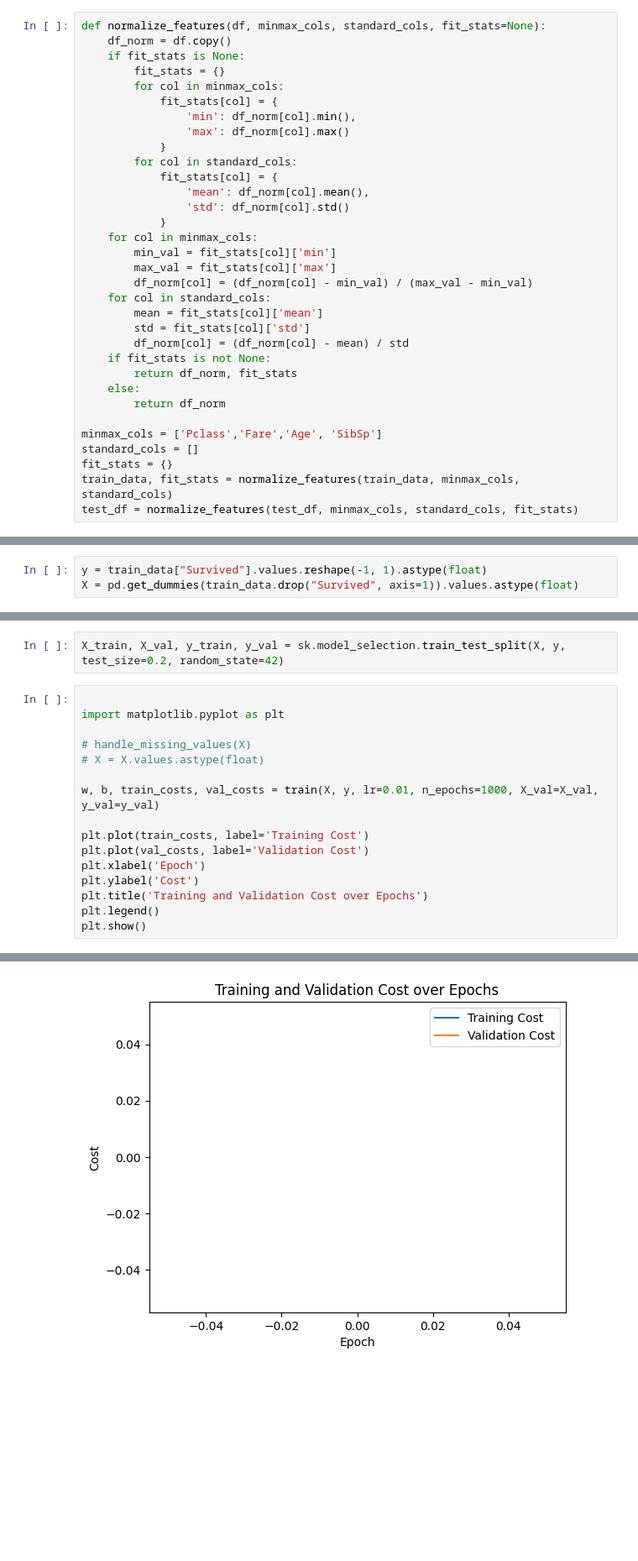
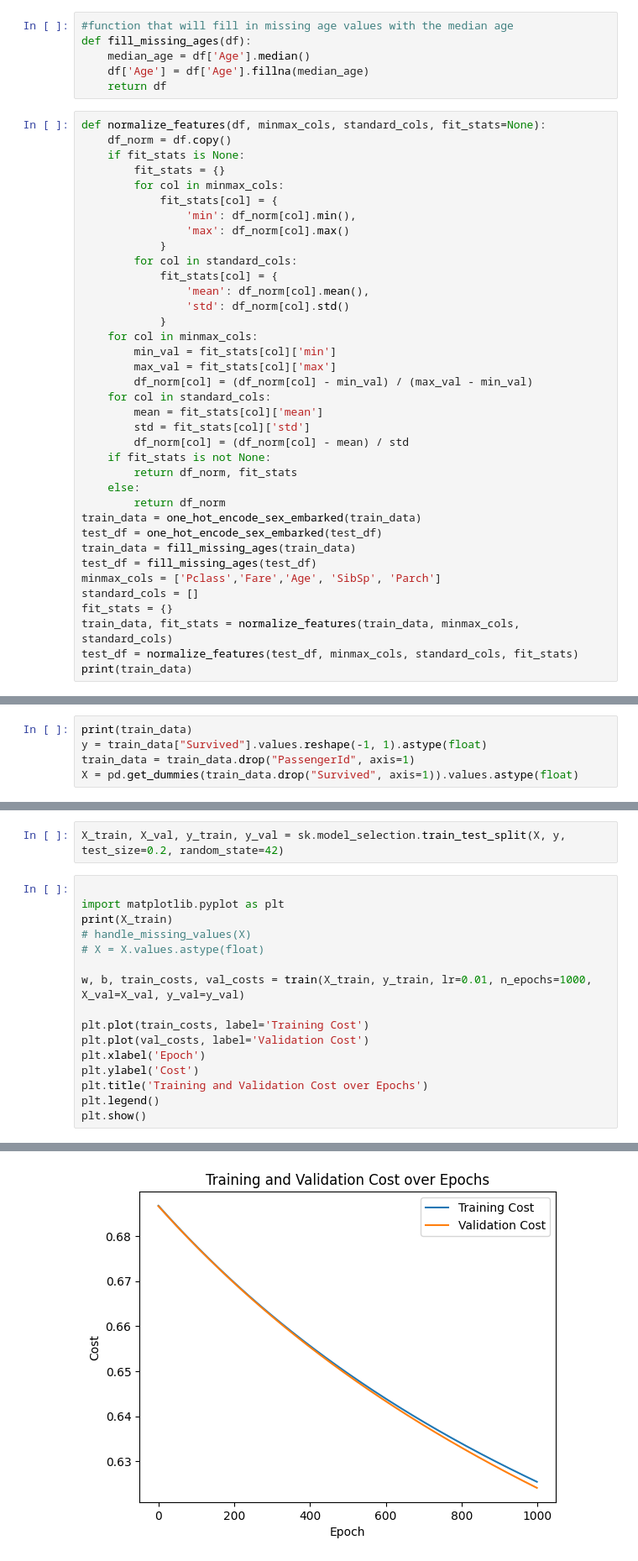
Before and after one commit to efisk15/cs325-homework, a Jupyter notebook: logi-regression.ipynb, the cells around one changed output, grey strips where cells are left out. Shown: that part at 84% size. Drawn from its saved outputs; the diff is of its cells as text; blank space fills up the shorter version.

Commit message:
Update data cleaning

```diff
--- a/logi-regression.ipynb
+++ b/logi-regression.ipynb
@@ -18,6 +18,12 @@ def one_hot_encode_sex_embarked(df):
     # One hot encode 'Sex' and 'Embarked'
     df = pd.get_dummies(df, columns=['Sex', 'Embarked'], drop_first=False)
     return df
+# %%
+#function that will fill in missing age values with the median age
+def fill_missing_ages(df):
+    median_age = df['Age'].median()
+    df['Age'] = df['Age'].fillna(median_age)
+    return df
 # %%
 def normalize_features(df, minmax_cols, standard_cols, fit_stats=None):
     df_norm = df.copy()
@@ -45,9 +51,13 @@ def normalize_features(df, minmax_cols, standard_cols, fit_stats=None):
         return df_norm, fit_stats
     else:
         return df_norm
-
-minmax_cols = ['Pclass','Fare','Age', 'SibSp']
+train_data = one_hot_encode_sex_embarked(train_data)
+test_df = one_hot_encode_sex_embarked(test_df)
+train_data = fill_missing_ages(train_data)
+test_df = fill_missing_ages(test_df)
+minmax_cols = ['Pclass','Fare','Age', 'SibSp', 'Parch']
 standard_cols = []
 fit_stats = {}
 train_data, fit_stats = normalize_features(train_data, minmax_cols, standard_cols)
 test_df = normalize_features(test_df, minmax_cols, standard_cols, fit_stats)
+print(train_data)
@@ -111,5 +139,7 @@ def train(X, y, lr, n_epochs, X_val=None, y_val=None):
 def predict_proba(X, w, b):
     return forward(X, w, b)
 # %%
+print(train_data)
 y = train_data["Survived"].values.reshape(-1, 1).astype(float)
+train_data = train_data.drop("PassengerId", axis=1)
 X = pd.get_dummies(train_data.drop("Survived", axis=1)).values.astype(float)
@@ -118,11 +166,11 @@ X_train, X_val, y_train, y_val = sk.model_selection.train_test_split(X, y, test_
 # %%
 
 import matplotlib.pyplot as plt
-
+print(X_train)
 # handle_missing_values(X)
 # X = X.values.astype(float)
 
-w, b, train_costs, val_costs = train(X, y, lr=0.01, n_epochs=1000, X_val=X_val, y_val=y_val)
+w, b, train_costs, val_costs = train(X_train, y_train, lr=0.01, n_epochs=1000, X_val=X_val, y_val=y_val)
 
 plt.plot(train_costs, label='Training Cost')
 plt.plot(val_costs, label='Validation Cost')
@@ -135,4 +190,4 @@ plt.show()
-[figure, old version]
+[figure, new version]
 # %%
 X_test = test_df.drop("PassengerId", axis=1).values.astype(float)
 
```
Also changed, not shown: parts of 3 cells of this notebook.
